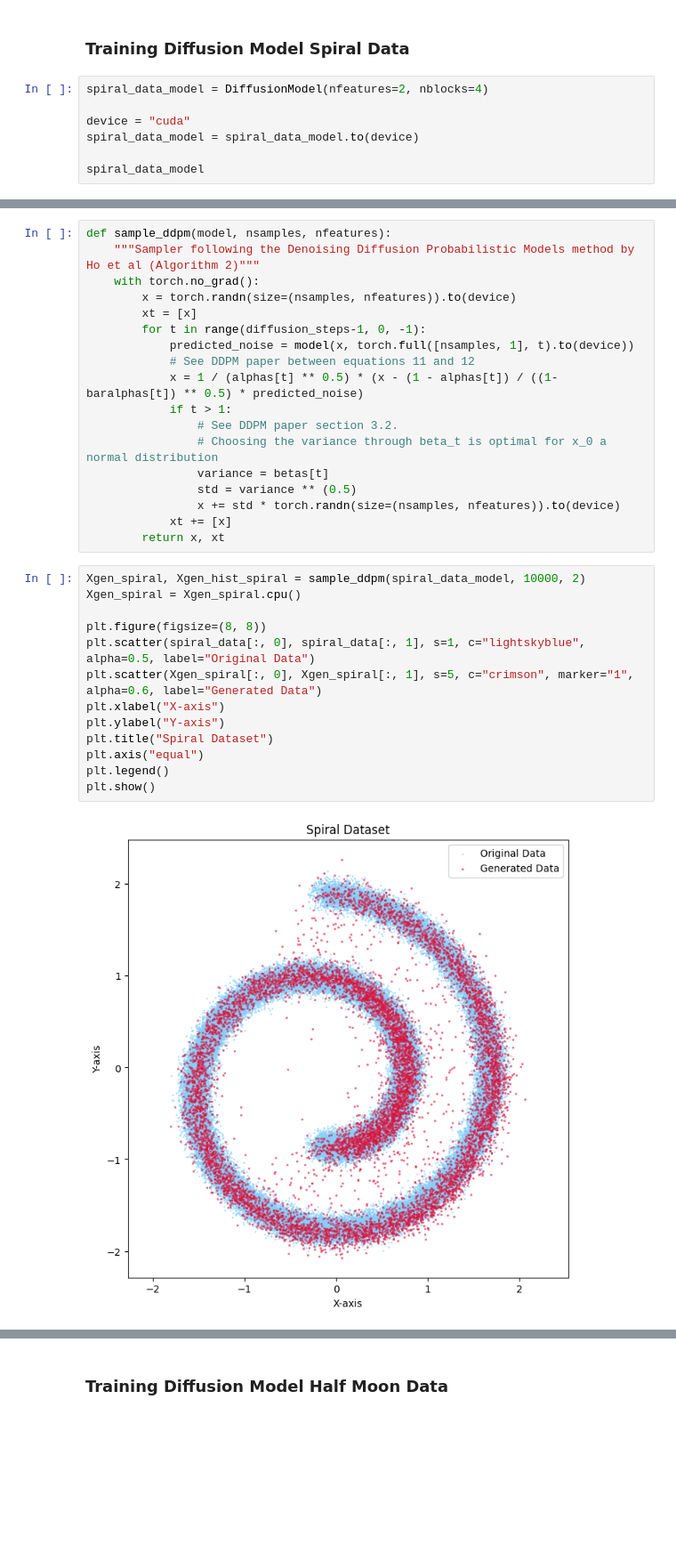
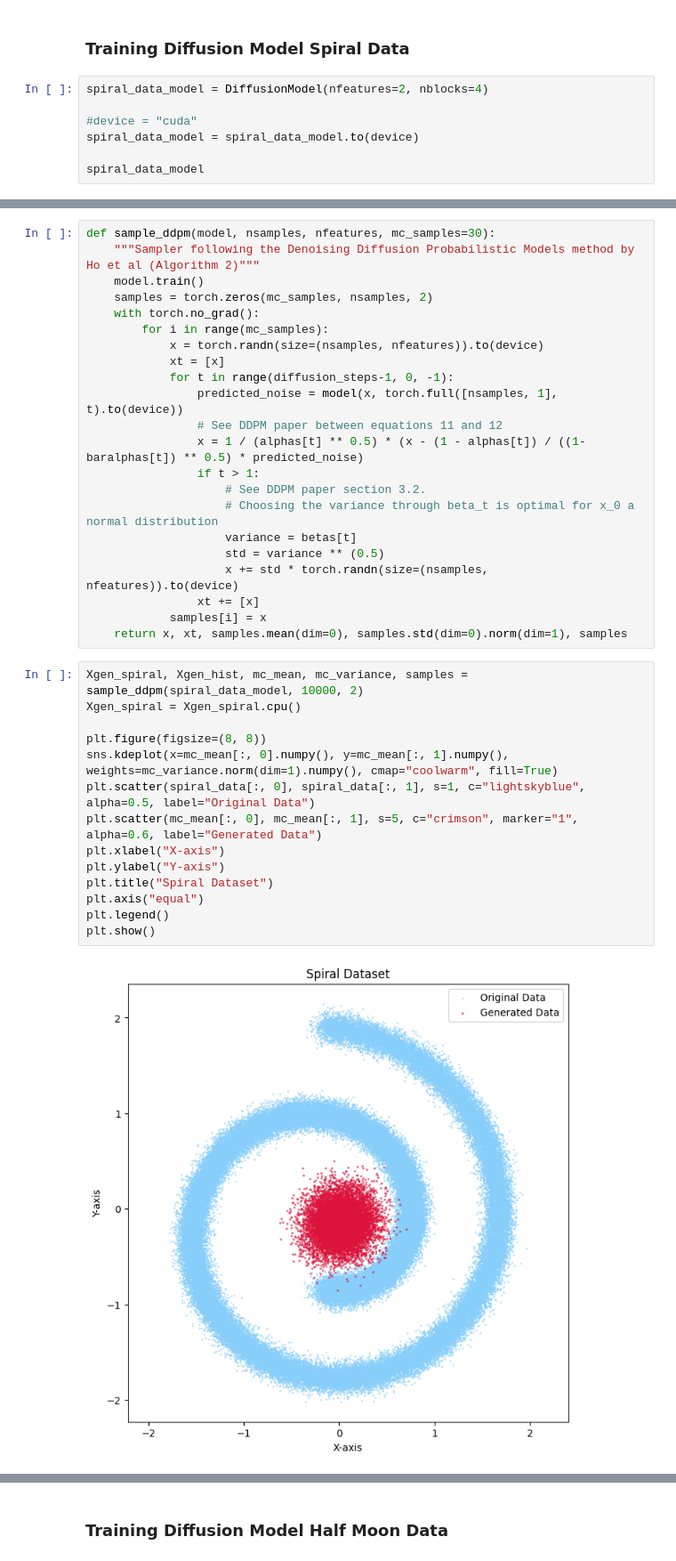
Before and after one commit to savitha-suresh/uncertainty-estimation, a Jupyter notebook: Chocka/Vanilla_Diffusion.ipynb, the cells around one changed output, grey strips where cells are left out. Shown at 89% size. Drawn from its saved outputs; the diff is of its cells as text; blank space fills up the shorter version.

```diff
--- a/Chocka/Vanilla_Diffusion.ipynb
+++ b/Chocka/Vanilla_Diffusion.ipynb
@@ -177,7 +177,7 @@ class DiffusionModel(nn.Module):
 # %%
 spiral_data_model = DiffusionModel(nfeatures=2, nblocks=4)
 
-device = "cuda"
+#device = "cuda"
 spiral_data_model = spiral_data_model.to(device)
 
 spiral_data_model
@@ -228,33 +230,38 @@ Epoch 90 loss = 0.4369319975376129
 # %%
-def sample_ddpm(model, nsamples, nfeatures):
+def sample_ddpm(model, nsamples, nfeatures, mc_samples=30):
     """Sampler following the Denoising Diffusion Probabilistic Models method by Ho et al (Algorithm 2)"""
+    model.train()
+    samples = torch.zeros(mc_samples, nsamples, 2)
     with torch.no_grad():
-        x = torch.randn(size=(nsamples, nfeatures)).to(device)
-        xt = [x]
-        for t in range(diffusion_steps-1, 0, -1):
-            predicted_noise = model(x, torch.full([nsamples, 1], t).to(device))
-            # See DDPM paper between equations 11 and 12
-            x = 1 / (alphas[t] ** 0.5) * (x - (1 - alphas[t]) / ((1-baralphas[t]) ** 0.5) * predicted_noise)
-            if t > 1:
-                # See DDPM paper section 3.2.
-                # Choosing the variance through beta_t is optimal for x_0 a normal distribution
-                variance = betas[t]
-                std = variance ** (0.5)
-                x += std * torch.randn(size=(nsamples, nfeatures)).to(device)
-            xt += [x]
-        return x, xt
+        for i in range(mc_samples):
+            x = torch.randn(size=(nsamples, nfeatures)).to(device)
+            xt = [x]
+            for t in range(diffusion_steps-1, 0, -1):
+                predicted_noise = model(x, torch.full([nsamples, 1], t).to(device))
+                # See DDPM paper between equations 11 and 12
+                x = 1 / (alphas[t] ** 0.5) * (x - (1 - alphas[t]) / ((1-baralphas[t]) ** 0.5) * predicted_noise)
+                if t > 1:
+                    # See DDPM paper section 3.2.
+                    # Choosing the variance through beta_t is optimal for x_0 a normal distribution
+                    variance = betas[t]
+                    std = variance ** (0.5)
+                    x += std * torch.randn(size=(nsamples, nfeatures)).to(device)
+                xt += [x]
+            samples[i] = x
+    return x, xt, samples.mean(dim=0), samples.std(dim=0).norm(dim=1), samples
 # %%
-Xgen_spiral, Xgen_hist_spiral = sample_ddpm(spiral_data_model, 10000, 2)
+Xgen_spiral, Xgen_hist, mc_mean, mc_variance, samples = sample_ddpm(spiral_data_model, 10000, 2)
 Xgen_spiral = Xgen_spiral.cpu()
 
 plt.figure(figsize=(8, 8))
+sns.kdeplot(x=mc_mean[:, 0].numpy(), y=mc_mean[:, 1].numpy(), weights=mc_variance.norm(dim=1).numpy(), cmap="coolwarm", fill=True)
 plt.scatter(spiral_data[:, 0], spiral_data[:, 1], s=1, c="lightskyblue", alpha=0.5, label="Original Data")
-plt.scatter(Xgen_spiral[:, 0], Xgen_spiral[:, 1], s=5, c="crimson", marker="1", alpha=0.6, label="Generated Data")
+plt.scatter(mc_mean[:, 0], mc_mean[:, 1], s=5, c="crimson", marker="1", alpha=0.6, label="Generated Data")
 plt.xlabel("X-axis")
 plt.ylabel("Y-axis")
 plt.title("Spiral Dataset")
 plt.axis("equal")
 plt.legend()
 plt.show()
 # %% [output]
-[figure, old version]
+[figure, new version]
```
Also changed, not shown: parts of 15 cells of this notebook, 3 other files.
